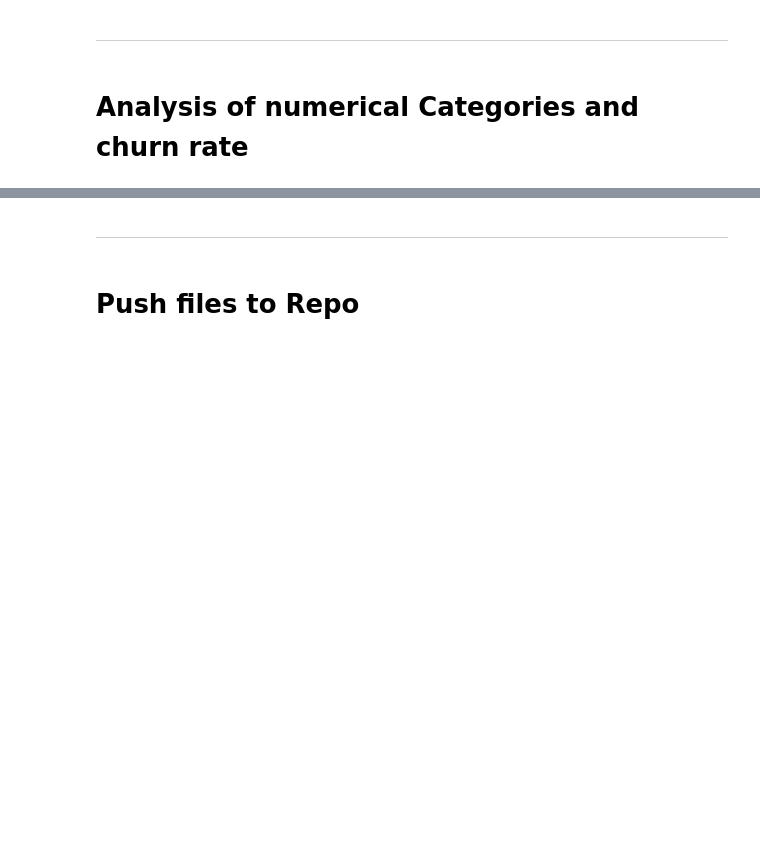
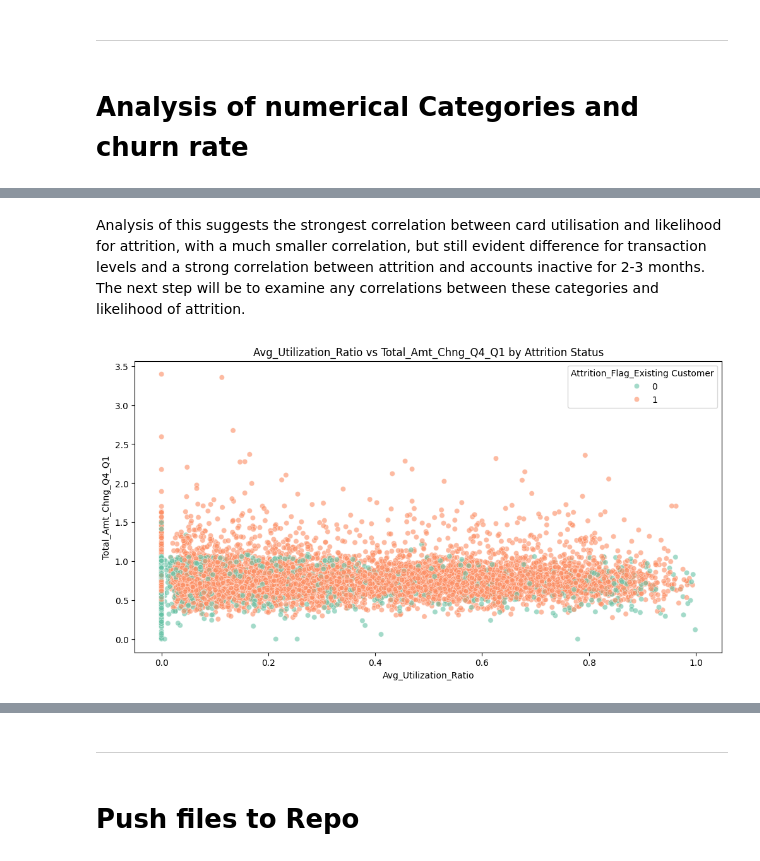
Before and after one commit to Mikeecee1/Team1_Hackathon, a Jupyter notebook: jupyter_notebooks/Visualisation.ipynb, the cells around one changed output, grey strips where cells are left out. Drawn from its saved outputs; the diff is of its cells as text; code cells hidden in the pictures; blank space fills up the shorter version.

```diff
--- a/jupyter_notebooks/Visualisation.ipynb
+++ b/jupyter_notebooks/Visualisation.ipynb
@@ -215,0 +232,13 @@ NOTE
+# %% [markdown]
+Analysis of this suggests the strongest correlation between card utilisation and likelihood for attrition, with a much smaller correlation, but still evident difference for transaction levels and a strong correlation between attrition and accounts inactive for 2-3 months.
+The next step will be to examine any correlations between these categories and likelihood of attrition.
+# %%
+##seaborn histplot showing Avg_Utilization_Ratio against Total_Amt_Chng_Q4_Q1 colored by Attrition_Flag_Existing Customer
+fig, axes = plt.subplots(nrows=1, ncols=1, figsize=(12, 6))
+sns.scatterplot(data=df, x="Avg_Utilization_Ratio", y="Total_Amt_Chng_Q4_Q1", hue="Attrition_Flag_Existing Customer", palette="Set2", alpha=0.6)
+plt.title("Avg_Utilization_Ratio vs Total_Amt_Chng_Q4_Q1 by Attrition Status")
+plt.xlabel("Avg_Utilization_Ratio")
+plt.ylabel("Total_Amt_Chng_Q4_Q1")
+plt.show()
+# %% [output]
+[figure, added]
```
Also changed, not shown: parts of 11 cells of this notebook.
